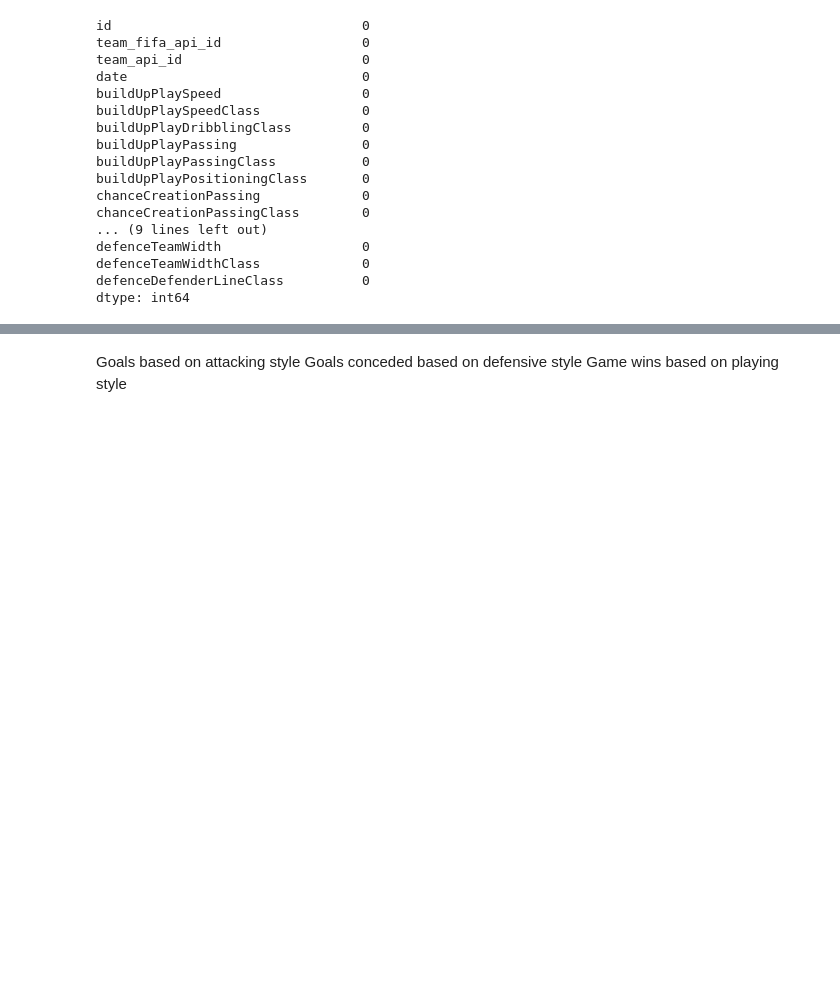
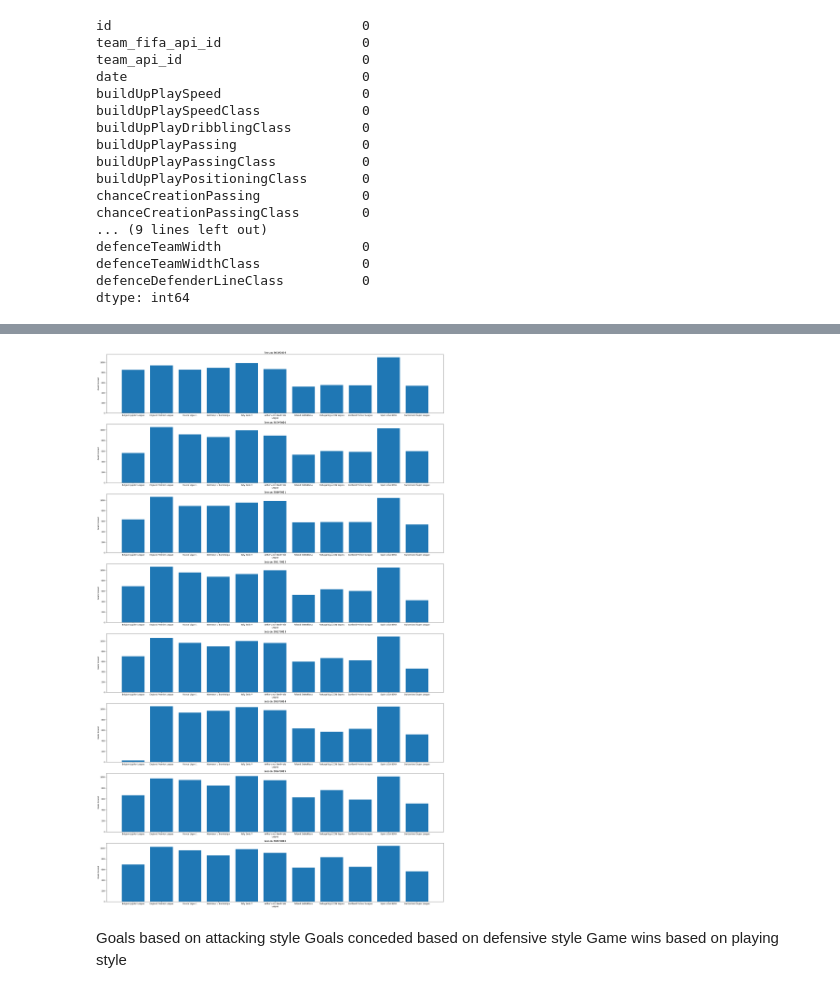
Before and after one commit to aayush1202/investigate-a-dataset, a Jupyter notebook: investigate-a-dataset-template.ipynb, the cells around one changed output, grey strips where cells are left out. Drawn from its saved outputs; the diff is of its cells as text; code cells hidden in the pictures; blank space fills up the shorter version.

Commit message:
Question 1 analysis completed

```diff
--- a/investigate-a-dataset-template.ipynb
+++ b/investigate-a-dataset-template.ipynb
@@ -457,0 +509,4 @@ dtype: int64
+# %%
+# joining the leagues_df and matches_data
+goals_scored_final_data = pd.merge(leagues_df, matches_data, on='country_id', how='inner')
+goals_scored_final_data.head()
@@ -457,0 +520,4 @@ dtype: int64
+# %%
+# filtering the final dataset for analysis
+goals_data_refined = pd.concat([goals_scored_final_data.League, goals_scored_final_data.season, goals_scored_final_data.goals_scored], axis=1)
+goals_data_refined.head()
@@ -457,0 +531,4 @@ dtype: int64
+# %%
+# creating a group dataset for the number of goals scored
+grouped_df = goals_data_refined.groupby(['season', 'League']).sum().reset_index()
+grouped_df.head()
@@ -458,3 +542,21 @@ dtype: int64
+# %%
+seasons = grouped_df.season.unique()
+# %%
+# plotting the data available
+fig, axes = plt.subplots(nrows=len(seasons), ncols=1, figsize=(25, 5 * len(seasons)))
+
+for ax, season in zip(axes, seasons):
+    season_data = grouped_df[grouped_df['season'] == season]
+    ax.bar(season_data['League'], season_data['goals_scored'])
+    ax.set_title(f'Season {season}')
+    ax.set_xlabel('League')
+    ax.set_ylabel('Goals Scored')
+
+# Adjust layout
+plt.tight_layout()
+plt.show()
+# %% [output]
+[figure, added]
 # %% [markdown]
 Goals based on attacking style
 Goals conceded based on defensive style
```
Also changed, not shown: parts of 21 cells of this notebook.
